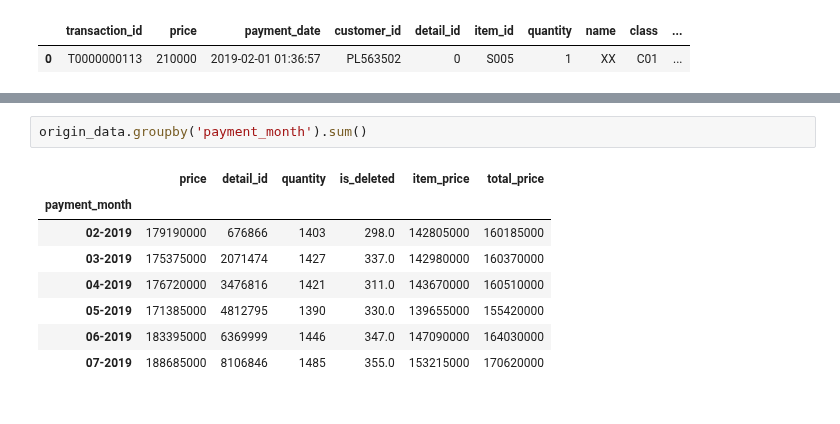
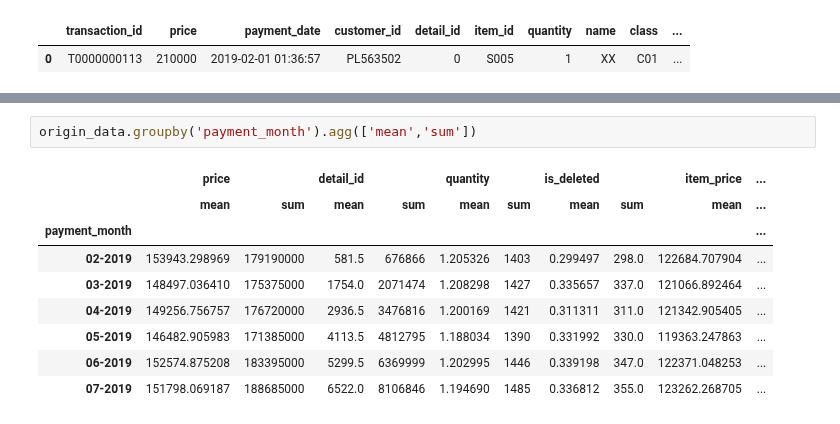
Before and after one commit to sejinhwang97ko/2023prac, a Jupyter notebook: 20230406/02.file_list.ipynb, the cells around one changed output, grey strips where cells are left out. Saved outputs shown, nothing was run; the diff lists cells and outputs as text.

```diff
--- a/20230406/02.file_list.ipynb
+++ b/20230406/02.file_list.ipynb
@@ -555,11 +584,12 @@ origin_data.head(1)
 # %%
-origin_data.groupby('payment_month').sum()
+origin_data.groupby('payment_month').agg(['mean','sum'])
 # %% [output]
-|  | price | detail_id | quantity | is_deleted | item_price | total_price |
-| payment_month |  |  |  |  |  |  |
-| 02-2019 | 179190000 | 676866 | 1403 | 298.0 | 142805000 | 160185000 |
-| 03-2019 | 175375000 | 2071474 | 1427 | 337.0 | 142980000 | 160370000 |
-| 04-2019 | 176720000 | 3476816 | 1421 | 311.0 | 143670000 | 160510000 |
-| 05-2019 | 171385000 | 4812795 | 1390 | 330.0 | 139655000 | 155420000 |
-| 06-2019 | 183395000 | 6369999 | 1446 | 347.0 | 147090000 | 164030000 |
-| 07-2019 | 188685000 | 8106846 | 1485 | 355.0 | 153215000 | 170620000 |
+|  | price |  | detail_id |  | quantity |  | is_deleted |  | item_price | ... |
+|  | mean | sum | mean | sum | mean | sum | mean | sum | mean | ... |
+| payment_month |  |  |  |  |  |  |  |  |  | ... |
+| 02-2019 | 153943.298969 | 179190000 | 581.5 | 676866 | 1.205326 | 1403 | 0.299497 | 298.0 | 122684.707904 | ... |
+| 03-2019 | 148497.036410 | 175375000 | 1754.0 | 2071474 | 1.208298 | 1427 | 0.335657 | 337.0 | 121066.892464 | ... |
+| 04-2019 | 149256.756757 | 176720000 | 2936.5 | 3476816 | 1.200169 | 1421 | 0.311311 | 311.0 | 121342.905405 | ... |
+| 05-2019 | 146482.905983 | 171385000 | 4113.5 | 4812795 | 1.188034 | 1390 | 0.331992 | 330.0 | 119363.247863 | ... |
+| 06-2019 | 152574.875208 | 183395000 | 5299.5 | 6369999 | 1.202995 | 1446 | 0.339198 | 347.0 | 122371.048253 | ... |
+| 07-2019 | 151798.069187 | 188685000 | 6522.0 | 8106846 | 1.194690 | 1485 | 0.336812 | 355.0 | 123262.268705 | ... |
```
Also changed, not shown: parts of 4 cells of this notebook, 2 other files.
